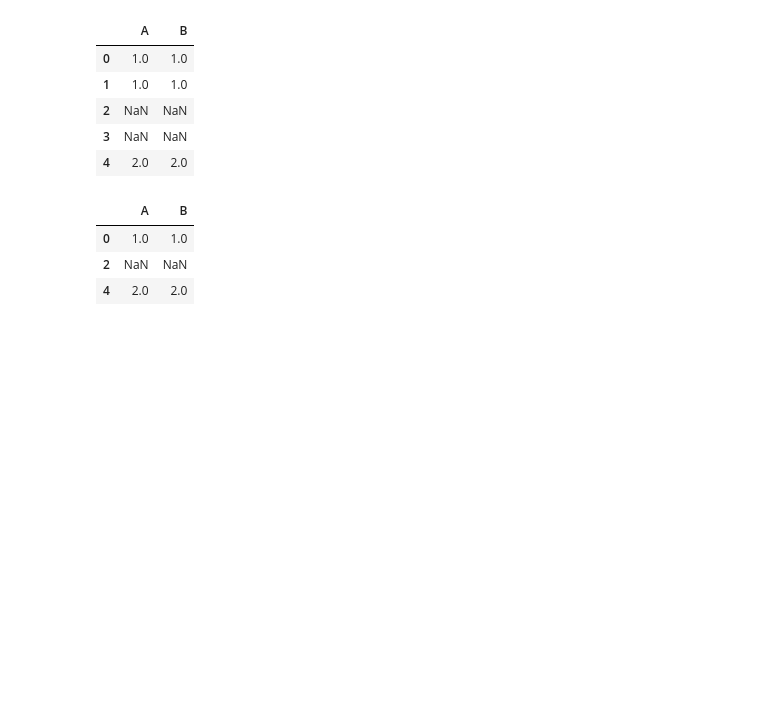
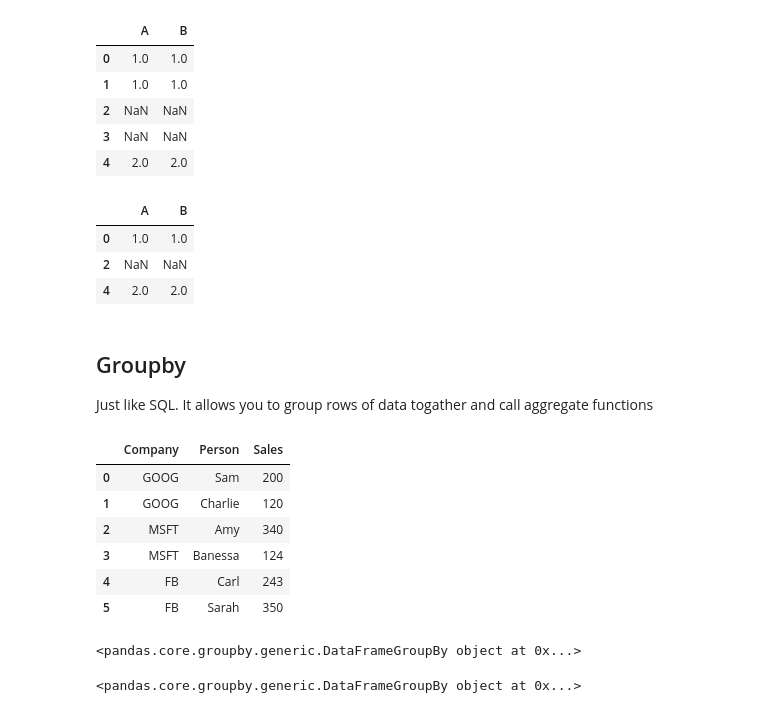
Before and after one commit to SiddheshDaphane/Python-for-data-science-and-machine-learning, a Jupyter notebook: 3. Pandas.ipynb, the cells around one changed output. Drawn from its saved outputs; the diff is of its cells as text; code cells hidden in the pictures; blank space fills up the shorter version.

Commit message:
Pandas

```diff
--- a/3. Pandas.ipynb
+++ b/3. Pandas.ipynb
@@ -771,3 +771,6 @@ df_dup.drop_duplicates()
 | 0 | 1.0 | 1.0 |
 | 2 | NaN | NaN |
 | 4 | 2.0 | 2.0 |
+# %% [markdown]
+## Groupby
+Just like SQL. It allows you to group rows of data togather and call aggregate functions
@@ -773,0 +782,20 @@ df_dup.drop_duplicates()
+# %%
+df = pd.DataFrame(data)
+df
+# %% [output]
+|  | Company | Person | Sales |
+| 0 | GOOG | Sam | 200 |
+| 1 | GOOG | Charlie | 120 |
+| 2 | MSFT | Amy | 340 |
+| 3 | MSFT | Banessa | 124 |
+| 4 | FB | Carl | 243 |
+| 5 | FB | Sarah | 350 |
+# %%
+df.groupby('Company')
+# %% [output]
+<pandas.core.groupby.generic.DataFrameGroupBy object at 0x...>
+# %%
+by_comp = df.groupby('Company')
+by_comp
+# %% [output]
+<pandas.core.groupby.generic.DataFrameGroupBy object at 0x...>
```
Also changed, not shown: parts of 9 cells of this notebook.
